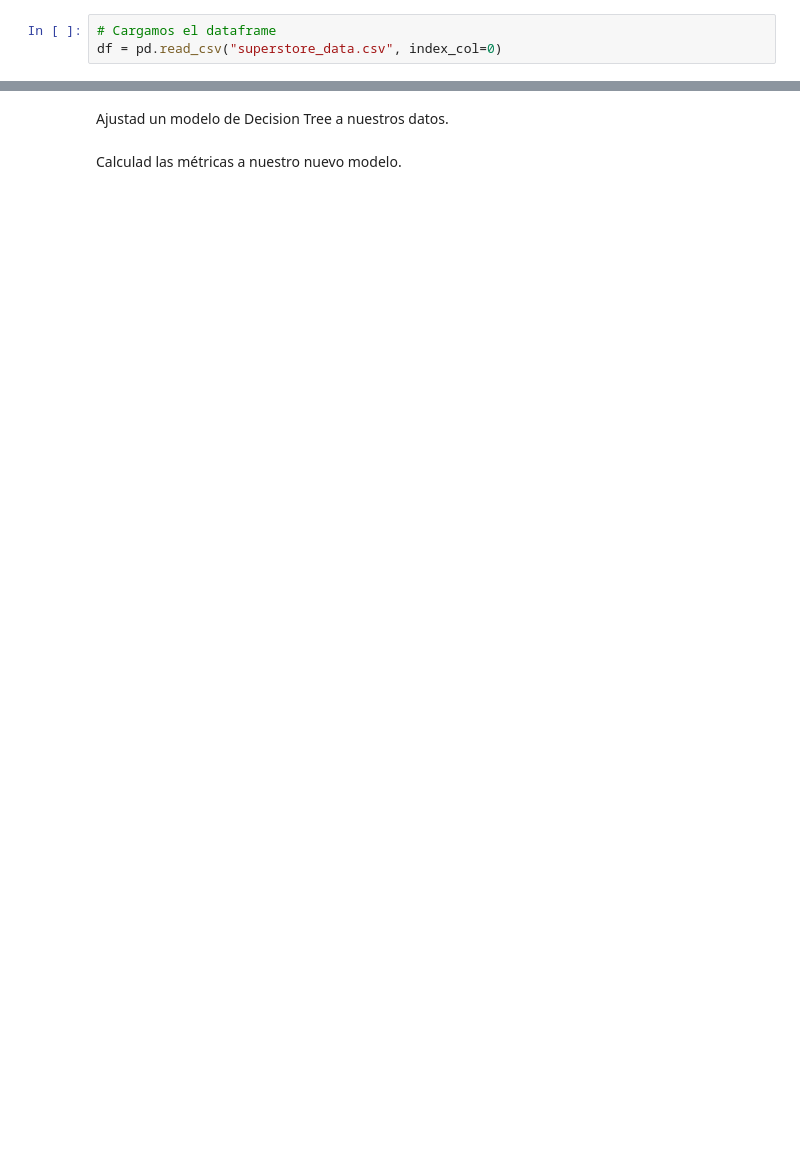
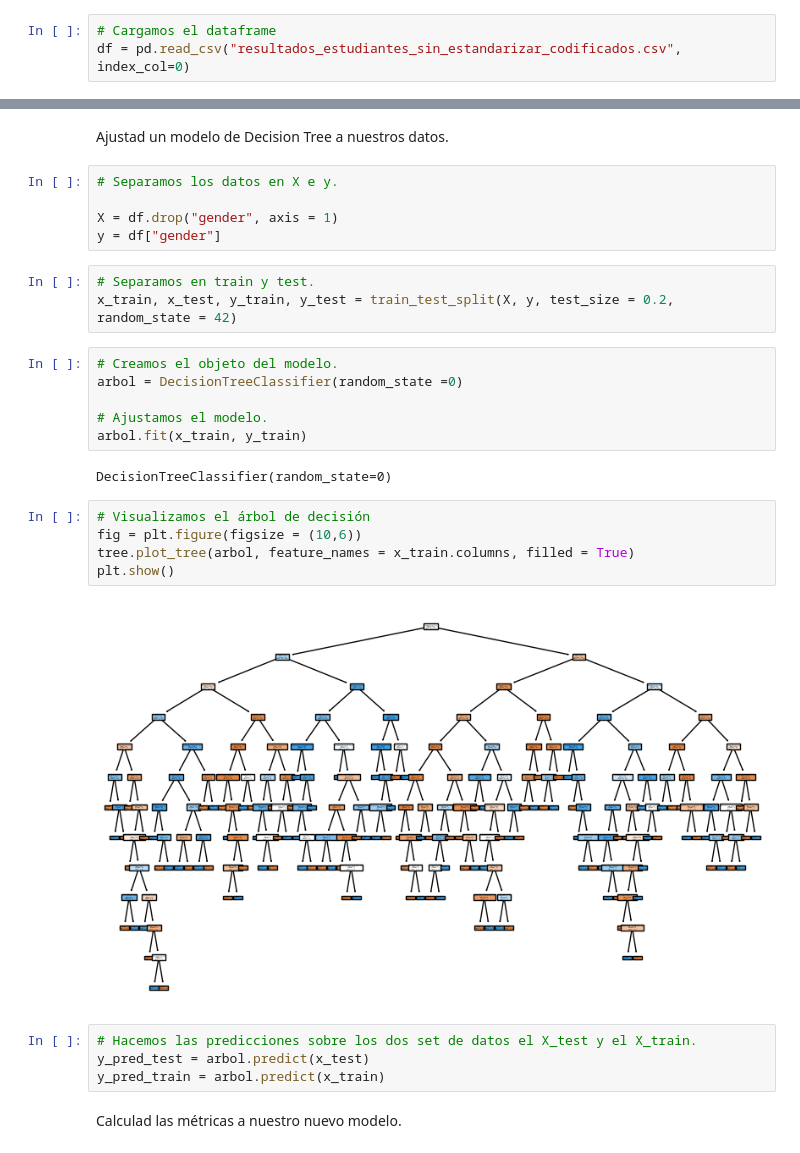
Before and after one commit to Adalab/DA-promo-c-modulo-3-sprint-1-Sila-Silvia, a Jupyter notebook: Regresión Logística/Leccion-17-Regresion-Logistica-Decision-Tree/Leccion-17-Regresion-Logistica-Decision-Tree.ipynb, the cells around one changed output, grey strips where cells are left out. Cells and saved outputs as stored; diff of their text form; blank space fills up the shorter version.

```diff
--- a/Regresión Logística/Leccion-17-Regresion-Logistica-Decision-Tree/Leccion-17-Regresion-Logistica-Decision-Tree.ipynb
+++ b/Regresión Logística/Leccion-17-Regresion-Logistica-Decision-Tree/Leccion-17-Regresion-Logistica-Decision-Tree.ipynb
@@ -20,3 +29,3 @@ warnings.filterwarnings('ignore')
 # %%
 # Cargamos el dataframe
-df = pd.read_csv("superstore_data.csv", index_col=0)
+df = pd.read_csv("resultados_estudiantes_sin_estandarizar_codificados.csv", index_col=0)
@@ -23,4 +41,31 @@ df = pd.read_csv("superstore_data.csv", index_col=0)
 # %% [markdown]
 Ajustad un modelo de Decision Tree a nuestros datos.
+# %%
+# Separamos los datos en X e y.
+
+X = df.drop("gender", axis = 1)
+y = df["gender"]
+# %%
+# Separamos en train y test.
+x_train, x_test, y_train, y_test = train_test_split(X, y, test_size = 0.2, random_state = 42)
+# %%
+# Creamos el objeto del modelo.
+arbol = DecisionTreeClassifier(random_state =0)
+
+# Ajustamos el modelo.
+arbol.fit(x_train, y_train)
+# %% [output]
+DecisionTreeClassifier(random_state=0)
+# %%
+# Visualizamos el árbol de decisión
+fig = plt.figure(figsize = (10,6))
+tree.plot_tree(arbol, feature_names = x_train.columns, filled = True)
+plt.show()
+# %% [output]
+[figure, added]
+# %%
+# Hacemos las predicciones sobre los dos set de datos el X_test y el X_train.
+y_pred_test = arbol.predict(x_test)
+y_pred_train = arbol.predict(x_train)
 # %% [markdown]
 Calculad las métricas a nuestro nuevo modelo.
```
Also changed, not shown: parts of 33 cells of this notebook, 8 other files.
